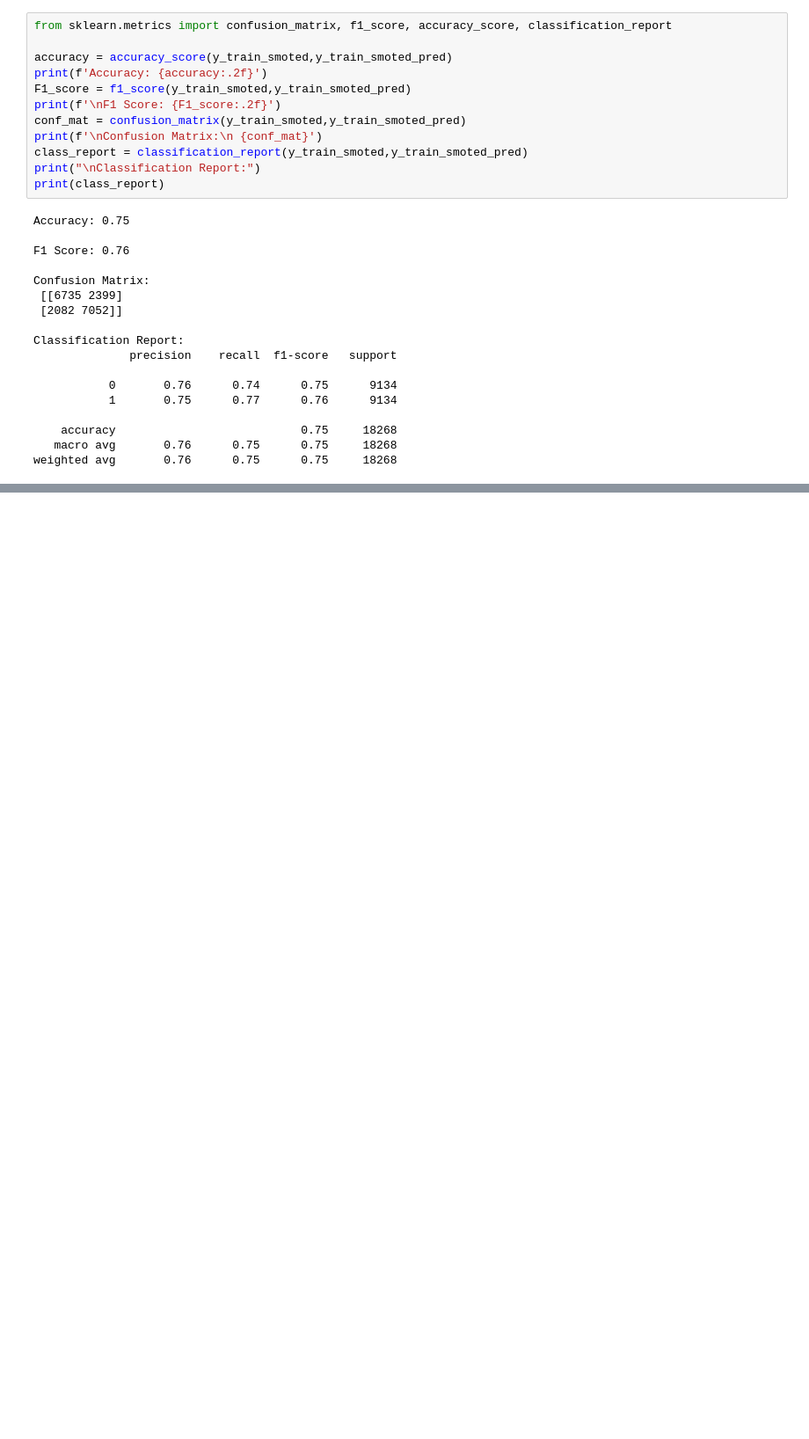
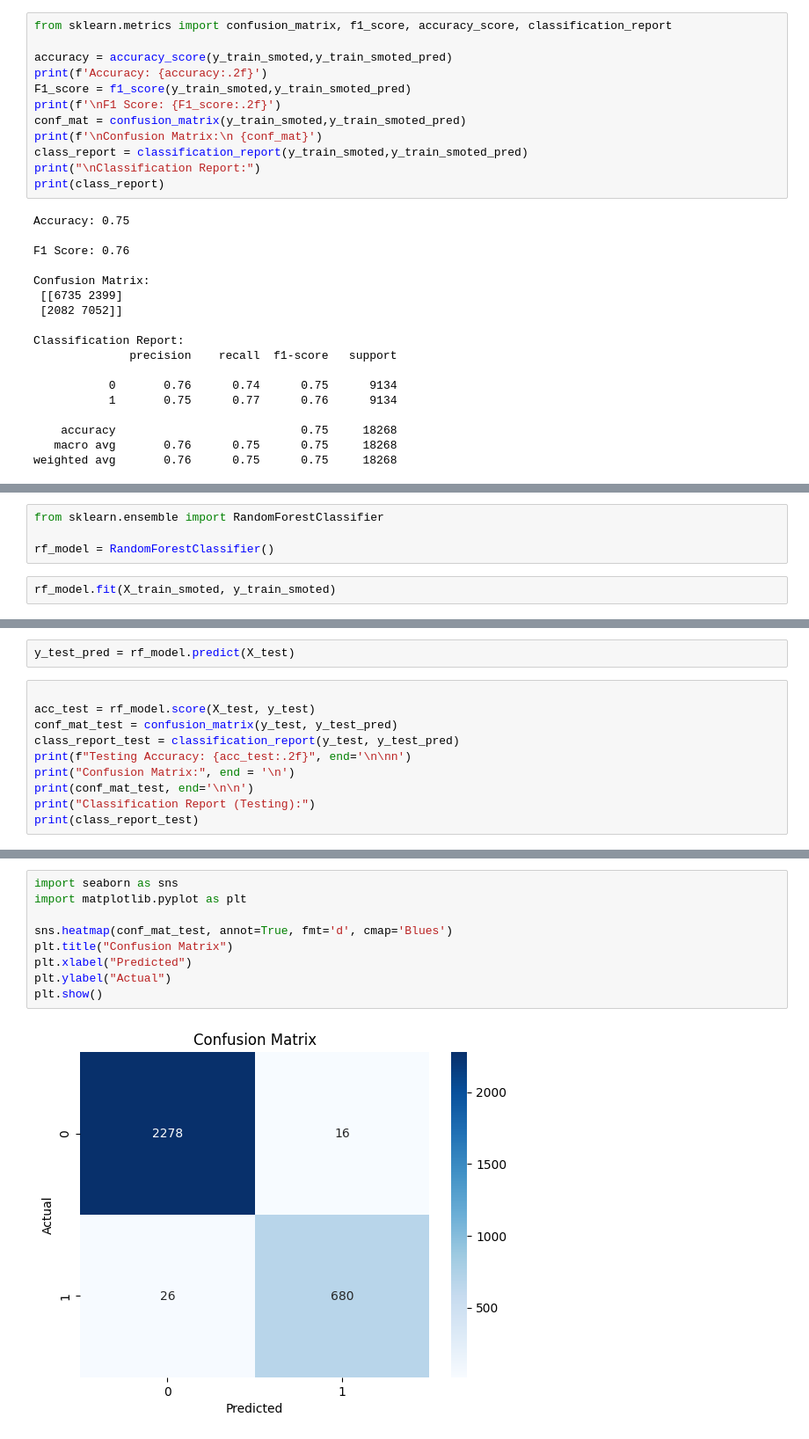
Before and after one commit to Subash-d/ML-Basics, a Jupyter notebook: Employee_churn.ipynb, the cells around one changed output, grey strips where cells are left out. Shown: that part at 88% size. Cells and saved outputs as stored; diff of their text form; blank space fills up the shorter version.

Commit message:
Implemented Random Forest and SGBOOST model to improve the accuray. Maximum accuracy obtained

```diff
--- a/Employee_churn.ipynb
+++ b/Employee_churn.ipynb
@@ -184,0 +187,6 @@ weighted avg       0.76      0.75      0.75     18268
+# %%
+from sklearn.ensemble import RandomForestClassifier
+
+rf_model = RandomForestClassifier()
+# %%
+rf_model.fit(X_train_smoted, y_train_smoted)
@@ -184,0 +195,12 @@ weighted avg       0.76      0.75      0.75     18268
+# %%
+y_test_pred = rf_model.predict(X_test)
+# %%
+
+acc_test = rf_model.score(X_test, y_test)
+conf_mat_test = confusion_matrix(y_test, y_test_pred)
+class_report_test = classification_report(y_test, y_test_pred)
+print(f"Testing Accuracy: {acc_test:.2f}", end='\n\nn')
+print("Confusion Matrix:", end = '\n')
+print(conf_mat_test, end='\n\n')
+print("Classification Report (Testing):")
+print(class_report_test)
@@ -184,0 +223,11 @@ weighted avg       0.76      0.75      0.75     18268
+# %%
+import seaborn as sns
+import matplotlib.pyplot as plt
+
+sns.heatmap(conf_mat_test, annot=True, fmt='d', cmap='Blues')
+plt.title("Confusion Matrix")
+plt.xlabel("Predicted")
+plt.ylabel("Actual")
+plt.show()
+# %% [output]
+[figure, added]
```
Also changed, not shown: parts of 10 cells of this notebook.
